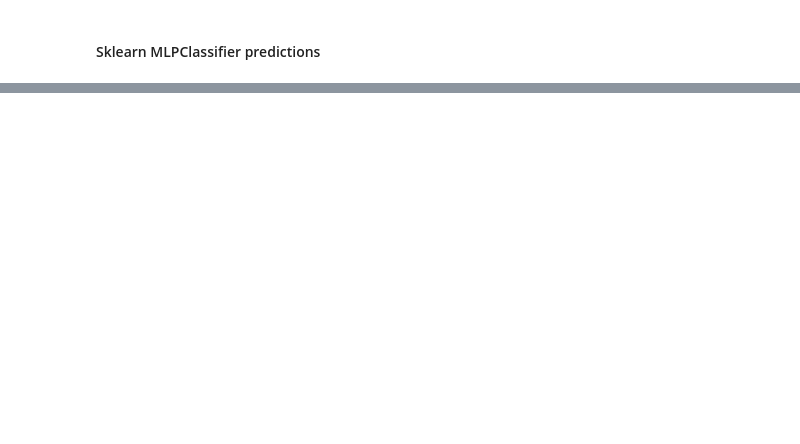
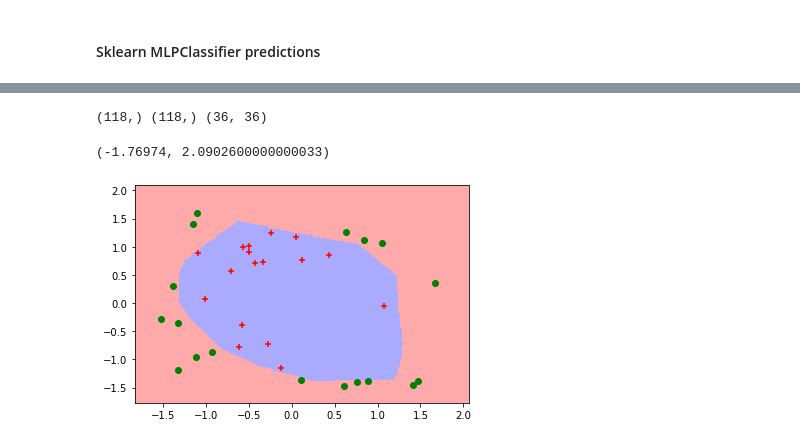
Before and after one commit to davidssand/neural-net, a Jupyter notebook: T2.ipynb, the cells around one changed output, grey strips where cells are left out. Saved outputs shown, nothing was run; the diff lists cells and outputs as text; code cells hidden in the pictures; blank space fills up the shorter version.

```diff
--- a/T2.ipynb
+++ b/T2.ipynb
@@ -422,0 +473,34 @@ Accuracy: 0.6666666666666666
+# %%
+
+
+cmap_light = ListedColormap(['#FFAAAA', '#AAAAFF'])
+cmap_bold = ListedColormap(['#FF0000', '#0000FF'])
+
+# Plot the decision boundary. For that, we will assign a color to each
+# point in the mesh [x_min, x_max]x[y_min, y_max].
+x_min, x_max = X[:, 0].min() - 1, X[:, 0].max() + 1
+y_min, y_max = X[:, 1].min() - 1, X[:, 1].max() + 1
+xx, yy = np.meshgrid(np.arange(x_min, x_max, 0.02),
+                     np.arange(y_min, y_max, 0.02))
+
+Z = nn.transform(np.c_[xx.ravel(), yy.ravel()])
+
+# Put the result into a color plot
+Z = Z.reshape(xx.shape)
+plt.figure()
+plt.pcolormesh(xx, yy, Z, cmap=cmap_light)
+
+# Plot also the training points
+print(X[:, 0].shape, X[:, 1].shape, y.shape)
+#plt.scatter(X[:, 0], X[:, 1], c=nn_preds, cmap=cmap_bold)
+plt.scatter(X_test[nn_preds_round.ravel()==1,0],X_test[nn_preds_round.ravel()==1,1], c="r", marker="+")
+plt.scatter(X_test[nn_preds_round.ravel()==0,0],X_test[nn_preds_round.ravel()==0,1], c="g", marker="o")
+
+plt.xlim(xx.min(), xx.max())
+plt.ylim(yy.min(), yy.max())
+#plt.title("3-Class classification (k = %i, weights = '%s')"
+#          % (n_neighbors, weights))
+# %% [output]
+(118,) (118,) (36, 36)
+(-1.76974, 2.0902600000000033)
+[figure, added]
```
Also changed, not shown: parts of 9 cells of this notebook.
